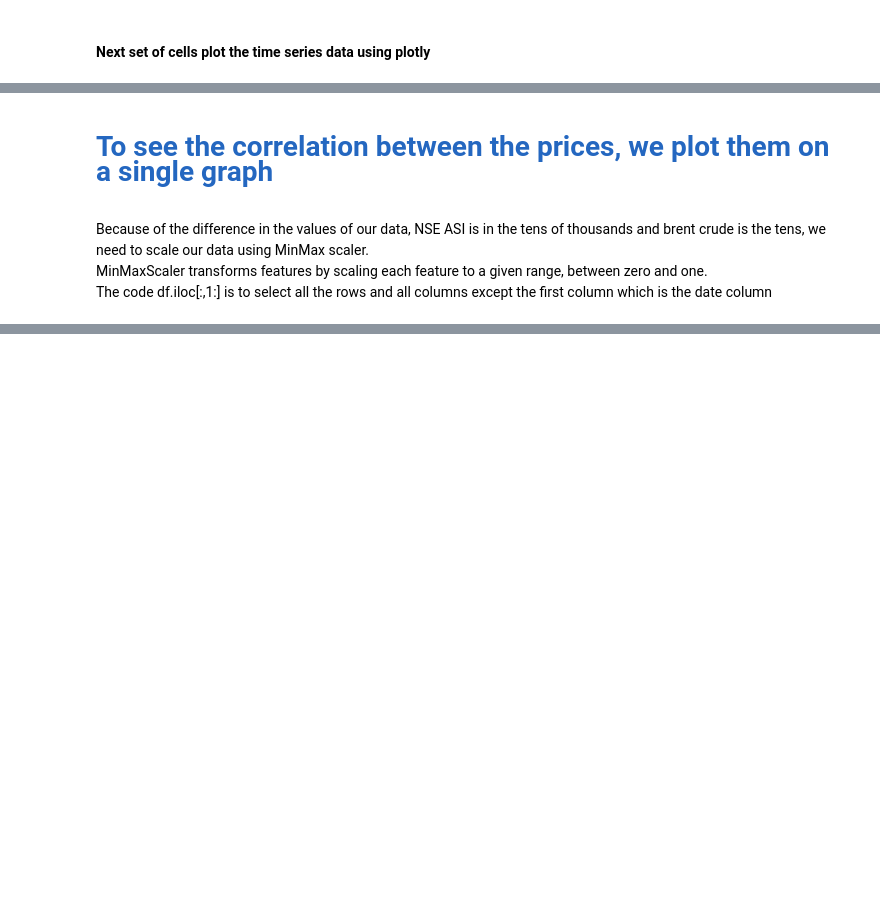
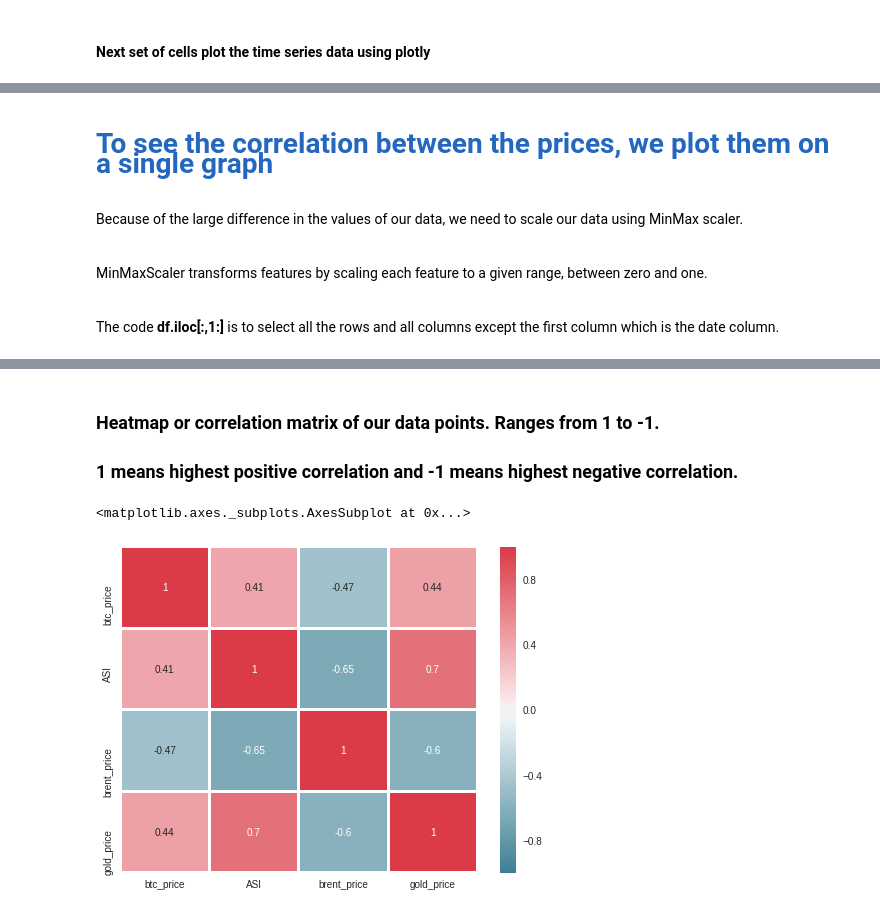
Before and after one commit to lamideoye/takehome, a Jupyter notebook: Take Home Assignment.ipynb, the cells around one changed output, grey strips where cells are left out. Drawn from its saved outputs; the diff is of its cells as text; code cells hidden in the pictures; blank space fills up the shorter version.

```diff
--- a/Take Home Assignment.ipynb
+++ b/Take Home Assignment.ipynb
@@ -205,11 +207,13 @@ iplot({
 # %% [output]
 [interactive output not drawn]
 # %% [markdown]
-<h3 style="font-size:2em;color:#2467C0">To see the correlation between the prices, we plot them on a single graph</h3>
+<h4 style="font-size:2em;color:#2467C0">To see the correlation between the prices, we plot them on a single graph</h4>
 
-<br>Because of the difference in the values of our data, NSE ASI is in the tens of thousands and brent crude is the tens, we need to scale our data using  MinMax scaler.
+<br>Because of the large difference in the values of our data, we need to scale our data using  MinMax scaler.
+
 <br>MinMaxScaler transforms features by scaling each feature to a given range, between zero and one.
-<br>The code df.iloc[:,1:] is to select all the rows and all columns except the first column which is the date column
+
+<br>The code <b>df.iloc[:,1:]</b> is to select all the rows and all columns except the first column which is the date column.
 # %%
 scale = MinMaxScaler()
 df.iloc[:,1:] = scale.fit_transform(df.iloc[:,1:])
@@ -248,8 +252,14 @@ fig = dict(data=data, layout=layout)
 iplot(fig)
 # %% [output]
 [interactive output not drawn]
+# %% [markdown]
+### Heatmap or correlation matrix of our data points. Ranges from 1 to -1.
+### 1 means highest positive correlation and -1 means highest negative correlation.
 # %%
 corr = df.corr()
-plt.figure(figsize=(10, 8))
+plt.figure(figsize=(8, 6))
 cmap = sns.diverging_palette( 220 , 10 , as_cmap = True )
 sns.heatmap(corr, annot=True, cmap=cmap,linewidths=2.0)
+# %% [output]
+<matplotlib.axes._subplots.AxesSubplot at 0x...>
+[figure, added]
```
Also changed, not shown: parts of 3 cells of this notebook.
